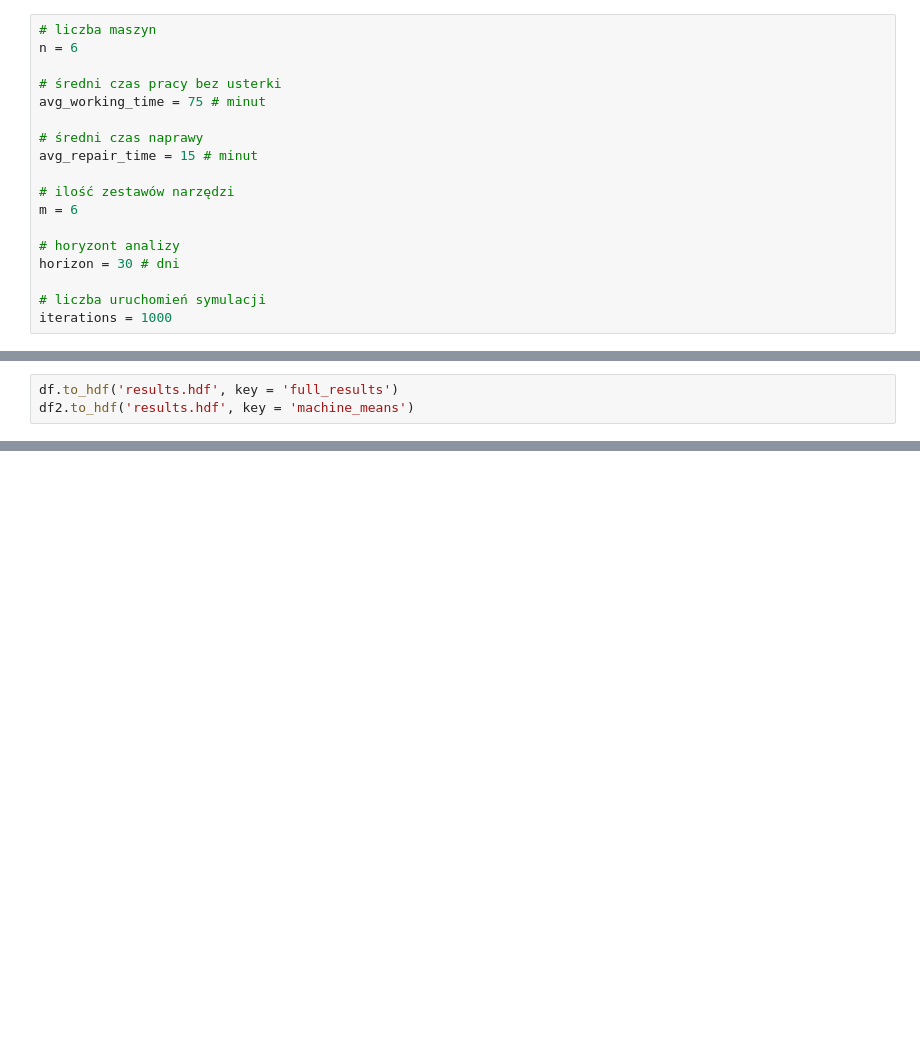
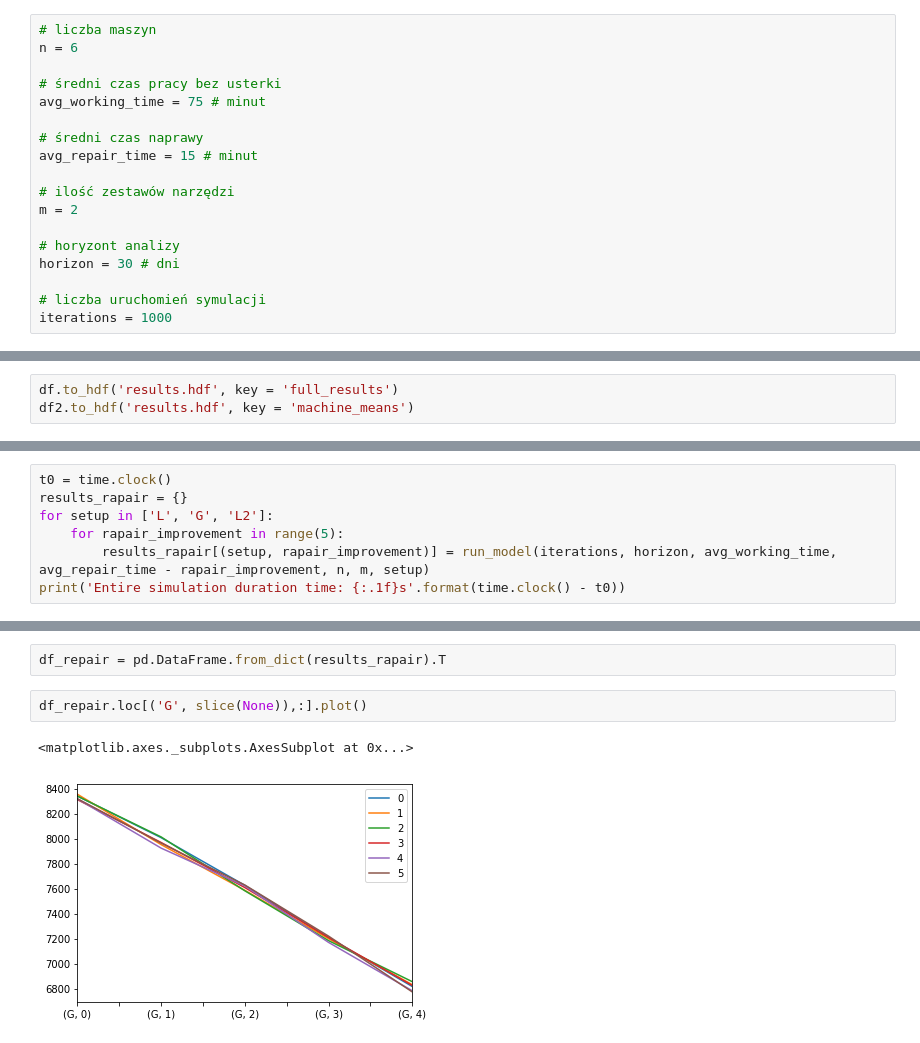
Before and after one commit to puchmichal/ZMS, a Jupyter notebook: project_2/simulation.ipynb, the cells around one changed output, grey strips where cells are left out. Cells and saved outputs as stored; diff of their text form; blank space fills up the shorter version.

Commit message:
adding sesitivity analysis of rapir time

```diff
--- a/project_2/simulation.ipynb
+++ b/project_2/simulation.ipynb
@@ -32,7 +36,7 @@ avg_working_time = 75 # minut
 avg_repair_time = 15 # minut
 
 # ilość zestawów narzędzi
-m = 6
+m = 2
 
 # horyzont analizy
 horizon = 30 # dni
@@ -316,0 +318,7 @@ All DataFrames saved correctly
+# %%
+t0 = time.clock()
+results_rapair = {}
+for setup in ['L', 'G', 'L2']:
+    for rapair_improvement in range(5):
+        results_rapair[(setup, rapair_improvement)] = run_model(iterations, horizon, avg_working_time, avg_repair_time - rapair_improvement, n, m, setup)
+print('Entire simulation duration time: {:.1f}s'.format(time.clock() - t0))
@@ -316,0 +338,7 @@ All DataFrames saved correctly
+# %%
+df_repair = pd.DataFrame.from_dict(results_rapair).T
+# %%
+df_repair.loc[('G', slice(None)),:].plot()
+# %% [output]
+<matplotlib.axes._subplots.AxesSubplot at 0x...>
+[figure, added]
```
Also changed, not shown: parts of 25 cells of this notebook, 1 other file.
